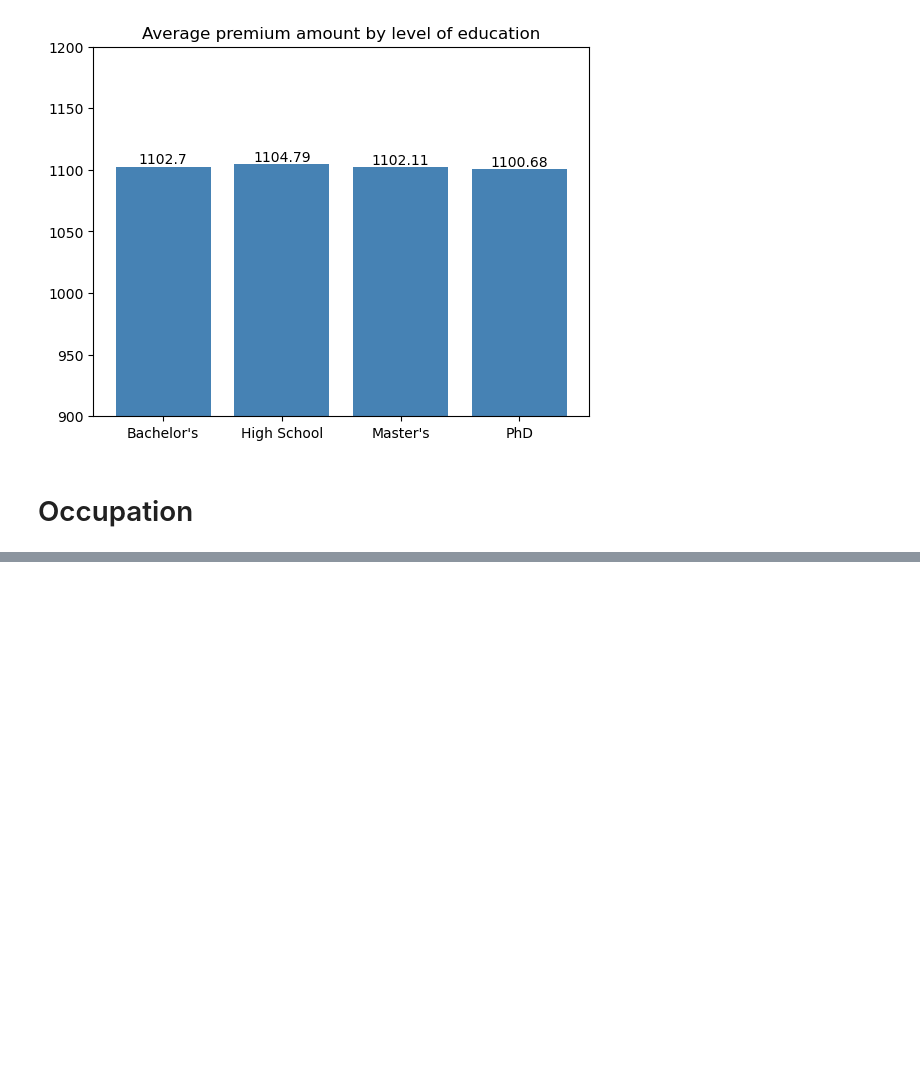
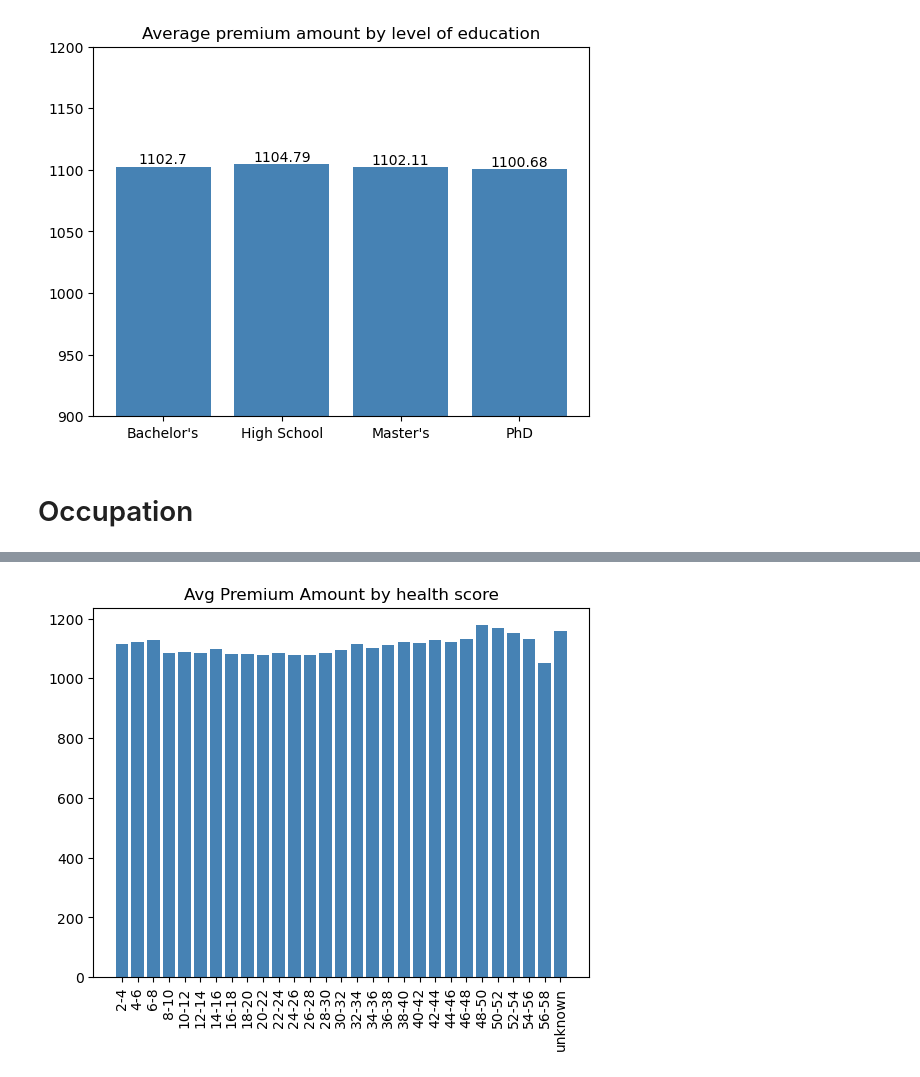
Before and after one commit to mbyczyns/Insurance---MachineLearning, a Jupyter notebook: eda-kopia.ipynb, the cells around one changed output, grey strips where cells are left out. Drawn from its saved outputs; the diff is of its cells as text; code cells hidden in the pictures; blank space fills up the shorter version.

```diff
--- a/eda-kopia.ipynb
+++ b/eda-kopia.ipynb
@@ -178,0 +180,11 @@ Text(0.5, 1.0, 'Avg Premium Amount by occupation type')
+# %%
+ranges = list(range(2, 60, 2))
+df_train['health_score_group'] = pd.cut(df_train['Health_Score'], bins=ranges, right=False, labels=[f"{b}-{b+2}" for b in ranges[:-1]])
+
+# Dodaj kategorię 'unknown'
+df_train['health_score_group'] = df_train['health_score_group'].cat.add_categories('unknown')
+
+# Uzupełnij puste wartości
+df_train['health_score_group'].fillna('unknown', inplace=True)
+
+health_score_ranges = df_train[['health_score_group','Premium_Amount']].groupby('health_score_group').mean();
@@ -178,0 +198,6 @@ Text(0.5, 1.0, 'Avg Premium Amount by occupation type')
+# %%
+bars = plt.bar(health_score_ranges.index, health_score_ranges["Premium_Amount"], color='steelblue')
+plt.xticks(rotation=90)
+plt.title("Avg Premium Amount by health score");
+# %% [output]
+[figure, added]
```
Also changed, not shown: parts of 17 cells of this notebook, 1 other file.
